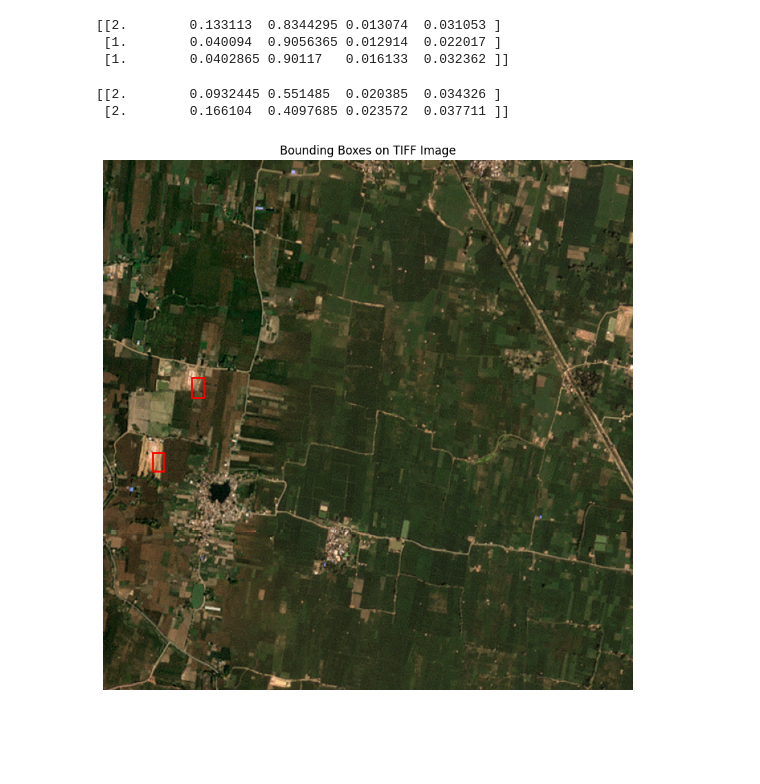
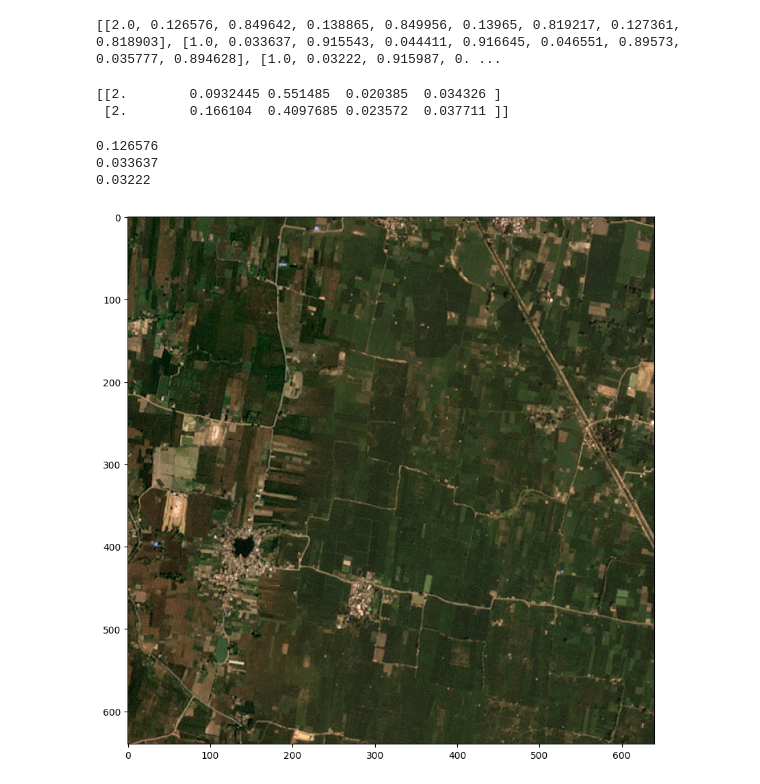
Before and after one commit to rishabh-mondal/ijcai_2025_kilns, a Jupyter notebook: notebooks/label_color_stats.ipynb, the cells around one changed output. Cells and saved outputs as stored; diff of their text form; code cells hidden in the pictures; blank space fills up the shorter version.

Commit message:
Refactor hypothesis_single_test_region notebook and enhance bounding box calculations

```diff
--- a/notebooks/label_color_stats.ipynb
+++ b/notebooks/label_color_stats.ipynb
@@ -1,14 +1,17 @@
 # %%
 import numpy as np
 from garuda.ops import obb_to_aa
-# %%
-obb_label_path_1 = "../data/region_performace/bihar_0.25/labels/9301471_2893597.txt"
-aa_label_1 = obb_to_aa(obb_label_path_1)
-print(aa_label_1)
-# %% [output]
-[[2.        0.133113  0.8344295 0.013074  0.031053 ]
- [1.        0.040094  0.9056365 0.012914  0.022017 ]
- [1.        0.0402865 0.90117   0.016133  0.032362 ]]
+# %%
+obb_label_path_1 = "../data/region_performace/bihar_0.25/labels/9301471_2893597.txt"
+#read the file make list
+obb_label_1=[]
+with open(obb_label_path_1,'r') as file:
+    for line in file:
+        obb_label_1.append([float(value) for value in line.strip().split()])
+
+print(obb_label_1)
+# %% [output]
+[[2.0, 0.126576, 0.849642, 0.138865, 0.849956, 0.13965, 0.819217, 0.127361, 0.818903], [1.0, 0.033637, 0.915543, 0.044411, 0.916645, 0.046551, 0.89573, 0.035777, 0.894628], [1.0, 0.03222, 0.915987, 0. ...
 # %%
 obb_label_path_2 = "../data/region_performace/bihar_0.25/labels/9304223_2877087.txt"
 aa_label_2 = obb_to_aa(obb_label_path_2)
@@ -19,36 +22,39 @@ print(aa_label_2)
 # %%
 import rasterio
 import matplotlib.pyplot as plt
 from matplotlib.patches import Rectangle
 
 # Path to the .tif file
 tiff_file = "/home/rishabh.mondal/Brick-Kilns-project/ijcai_2025_kilns/data/region_performace/bihar_0.25/images/9304223_2877087.tif"
-
+image_size=640
 # Open and visualize the TIFF file
 with rasterio.open(tiff_file) as src:
     red=src.read(1)
     green=src.read(2)
     blue=src.read(3)
     image = np.dstack((red, green, blue))
     img_width = src.width
     img_height = src.height
     fig, ax = plt.subplots(figsize=(10, 10))
 
     ax.imshow(image)
-    for bbox in aa_label_2:
-        class_id, xmin_norm, ymin_norm, width_norm, height_norm = bbox
-        xmin = xmin_norm * img_width
-        ymin = ymin_norm * img_height
-        width = width_norm * img_width
-        height = height_norm * img_height
+    for bbox in obb_label_1:
+        class_id,x1,y1,x2,y2,x3,y3,x4,y4=bbox
+        x1_1=x1*image_size
+        y1_1=
 
-        rect = Rectangle((xmin, ymin), width, height, linewidth=2, edgecolor='r', facecolor='none')
-        ax.add_patch(rect)
 
-    ax.set_title("Bounding Boxes on TIFF Image")
-    ax.set_xlabel("Width (pixels)")
-    ax.set_ylabel("Height (pixels)")
-    ax.axis("off")  # Hide axes for better visualization
-    plt.show()
+
+    #     rect = Rectangle((xmin, ymin), width, height, linewidth=2, edgecolor='r', facecolor='none')
+    #     ax.add_patch(rect)
+
+    # ax.set_title("Bounding Boxes on TIFF Image")
+    # ax.set_xlabel("Width (pixels)")
+    # ax.set_ylabel("Height (pixels)")
+    # ax.axis("off")  # Hide axes for better visualization
+    # plt.show()
 # %% [output]
+0.126576
+0.033637
+0.03222
-[figure, old version]
+[figure, new version]
```
